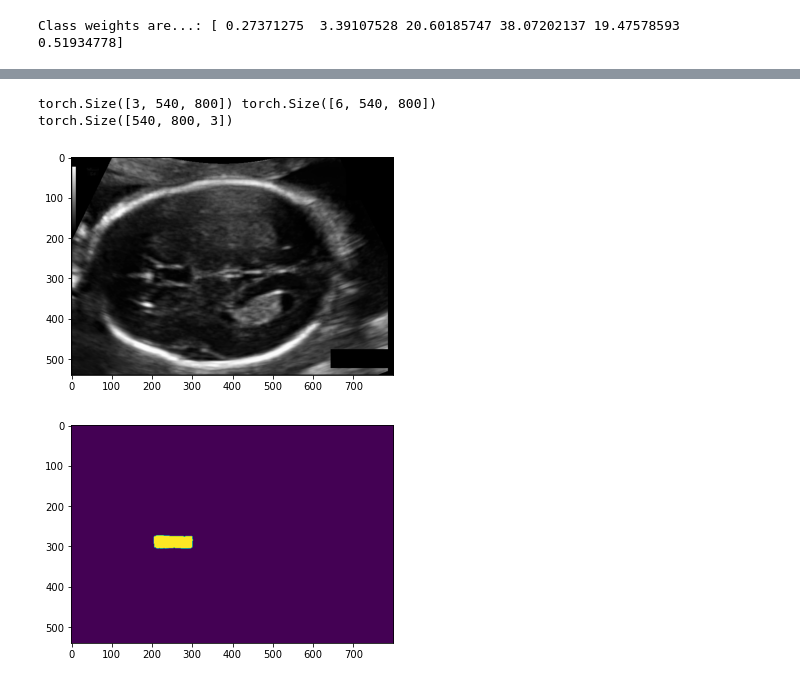
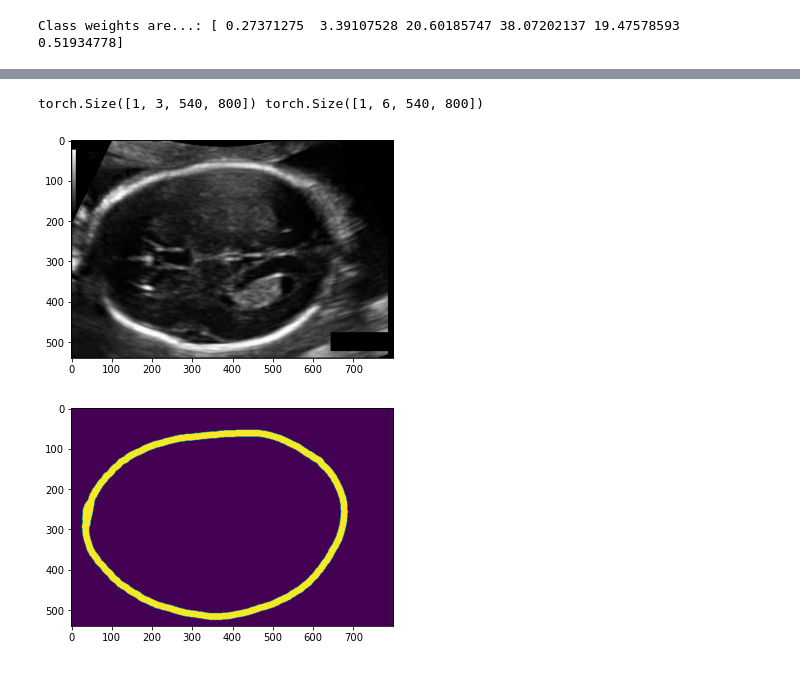
Before and after one commit to xanthan011/fetal-segmentation, a Jupyter notebook: practice-code.ipynb, the cells around one changed output, grey strips where cells are left out. Cells and saved outputs as stored; diff of their text form; code cells hidden in the pictures.

```diff
--- a/practice-code.ipynb
+++ b/practice-code.ipynb
@@ -35,7 +36,6 @@ class DataLoaderSegmentation(data.Dataset):
         if not self.test:
             for each in self.mask_files:
                 self.mask.append(cv2.imread(each, 0))
-
             return torch.from_numpy(np.array(self.img)).permute(0,3,1,2).detach().numpy() , torch.from_numpy(np.array(self.mask)).permute(0,1,2).detach().numpy()
         else:
             return torch.Tensor(np.array(self.img)).permute(0,3,1,2).detach().numpy()
@@ -45,7 +45,8 @@ class DataLoaderSegmentation(data.Dataset):
             mask_path = self.mask_files[index]
             data = cv2.imread(img_path, cv2.IMREAD_COLOR)
             label = cv2.imread(mask_path, 0)
-            return torch.from_numpy(data).float().permute(2,0,1), torch.from_numpy(label).float().permute(0,1)
+            label = to_categorical(label, 6)
+            return torch.from_numpy(data).float().permute(2,0,1), torch.from_numpy(label).float().permute(2,0,1)
 
     def __len__(self):
         return len(self.img_files)
@@ -182,6 +112,6 @@ valid_epoch = smp.utils.train.ValidEpoch(
 # %%
-train_dataloader = DataLoader(train_dataset, batch_size = 16, shuffle = False)
-val_dataloader = DataLoader(val_dataset, batch_size = 16, shuffle = False)
+train_dataloader = DataLoader(train_dataset, batch_size = 1, shuffle = False)
+val_dataloader = DataLoader(val_dataset, batch_size = 1, shuffle = False)
 # %%
 def expanddims_n_tocategorical(x):
     #x = x.unsqueeze(1)
@@ -189,15 +119,14 @@ def expanddims_n_tocategorical(x):
     return x.permute(0,3,1,2)
 # %%
 images, labels = next(iter(train_dataloader))
-labels = expanddims_n_tocategorical(labels)
-print(images[0].shape, labels[0].shape)
-print(images[0].permute(1,2,0).shape)
+#labels = expanddims_n_tocategorical(labels)
+print(images.shape, labels.shape)
+#print(images[0].permute(1,2,0).shape)
 plt.imshow(images[0].permute(1,2,0)/255)
 plt.show()
-plt.imshow(labels[0][3]/255)
+plt.imshow(labels[0][1]/255)
 plt.show()
 # %% [output]
-torch.Size([3, 540, 800]) torch.Size([6, 540, 800])
-torch.Size([540, 800, 3])
+torch.Size([1, 3, 540, 800]) torch.Size([1, 6, 540, 800])
 [figure]
-[figure, old version]
+[figure, new version]
```
Also changed, not shown: parts of 8 cells of this notebook.
